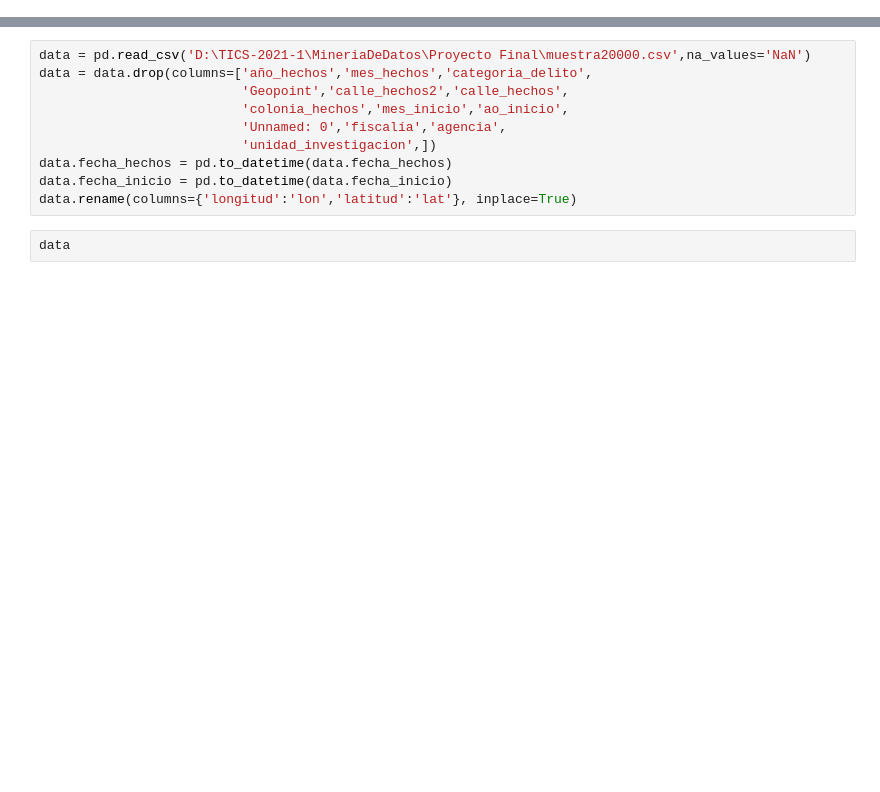
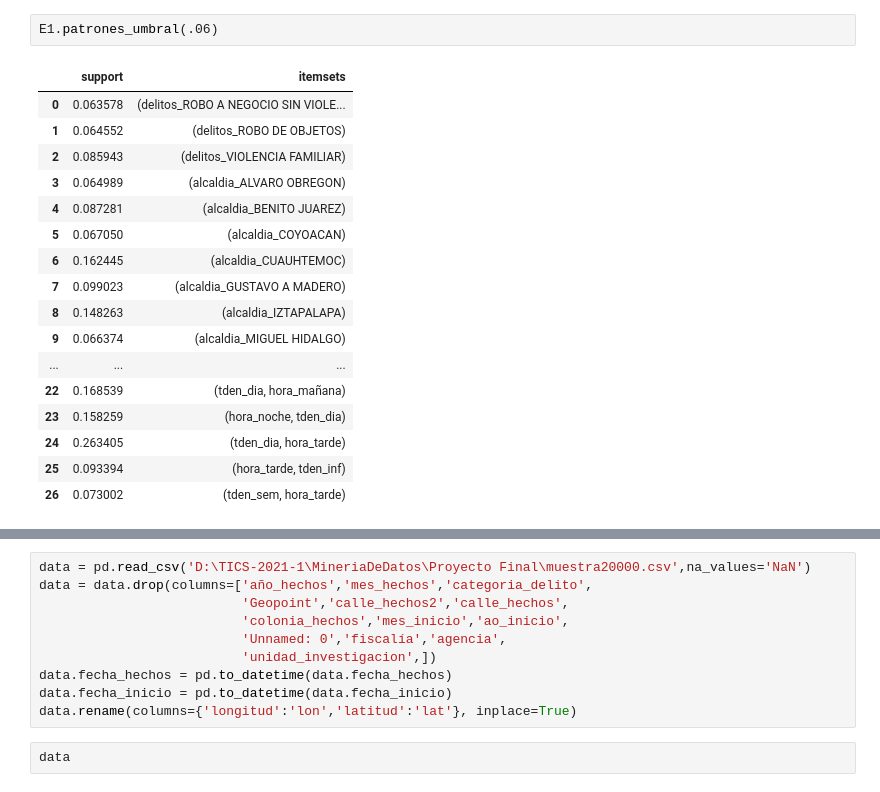
Before and after one commit to JavoJavo/Freq-Patt-Mexico-Crime, a Jupyter notebook: frecc-patt.ipynb, the cells around one changed output, grey strips where cells are left out. Saved outputs shown, nothing was run; the diff lists cells and outputs as text; blank space fills up the shorter version.

```diff
--- a/frecc-patt.ipynb
+++ b/frecc-patt.ipynb
@@ -2,0 +109,20 @@ import pandas as pd
+# %%
+E1.patrones_umbral(.06)
+# %% [output]
+|  | support | itemsets |
+| 0 | 0.063578 | (delitos_ROBO A NEGOCIO SIN VIOLE... |
+| 1 | 0.064552 | (delitos_ROBO DE OBJETOS) |
+| 2 | 0.085943 | (delitos_VIOLENCIA FAMILIAR) |
+| 3 | 0.064989 | (alcaldia_ALVARO OBREGON) |
+| 4 | 0.087281 | (alcaldia_BENITO JUAREZ) |
+| 5 | 0.067050 | (alcaldia_COYOACAN) |
+| 6 | 0.162445 | (alcaldia_CUAUHTEMOC) |
+| 7 | 0.099023 | (alcaldia_GUSTAVO A MADERO) |
+| 8 | 0.148263 | (alcaldia_IZTAPALAPA) |
+| 9 | 0.066374 | (alcaldia_MIGUEL HIDALGO) |
+| ... | ... | ... |
+| 22 | 0.168539 | (tden_dia, hora_mañana) |
+| 23 | 0.158259 | (hora_noche, tden_dia) |
+| 24 | 0.263405 | (tden_dia, hora_tarde) |
+| 25 | 0.093394 | (hora_tarde, tden_inf) |
+| 26 | 0.073002 | (tden_sem, hora_tarde) |
```
Also changed, not shown: parts of 20 cells of this notebook.
